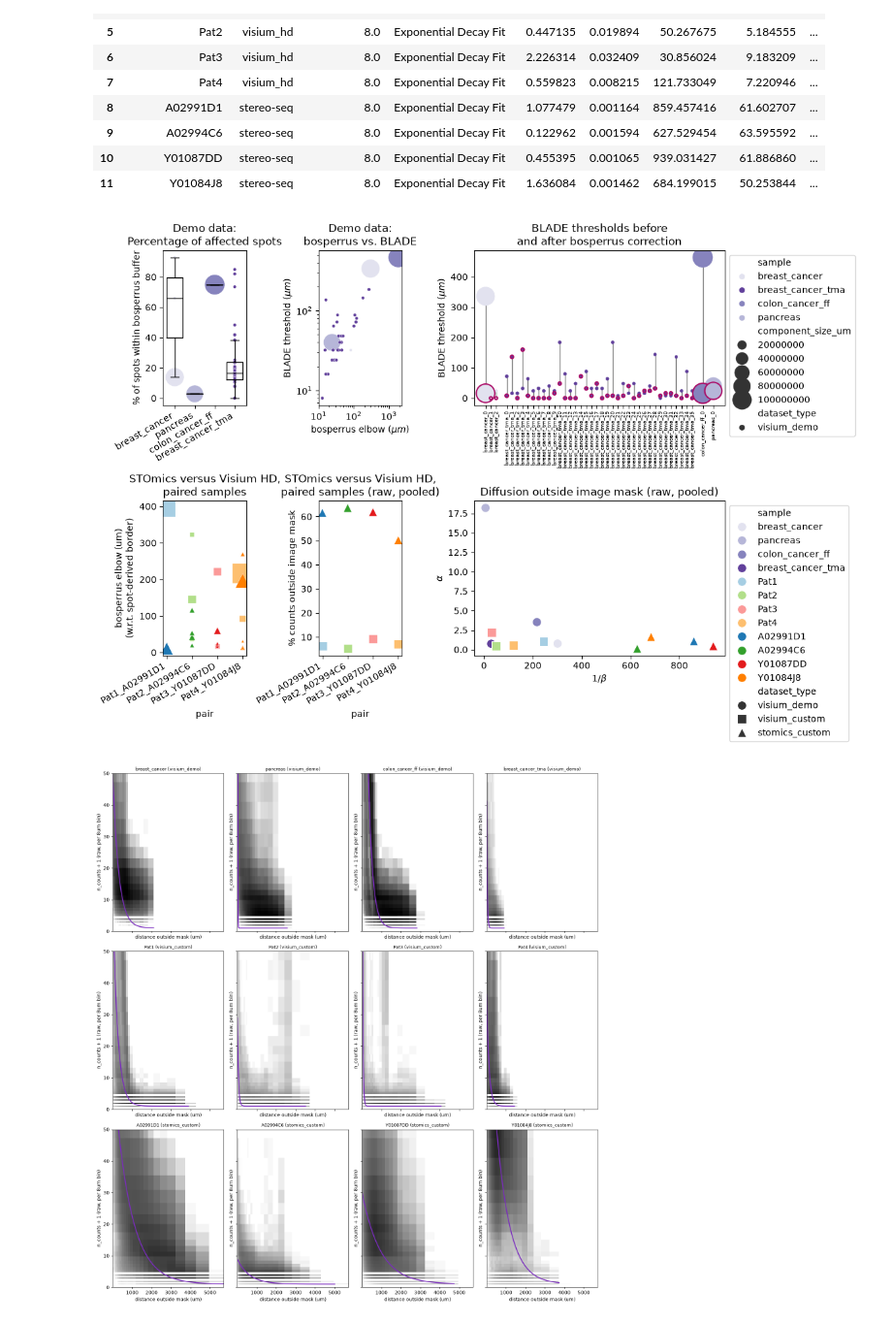
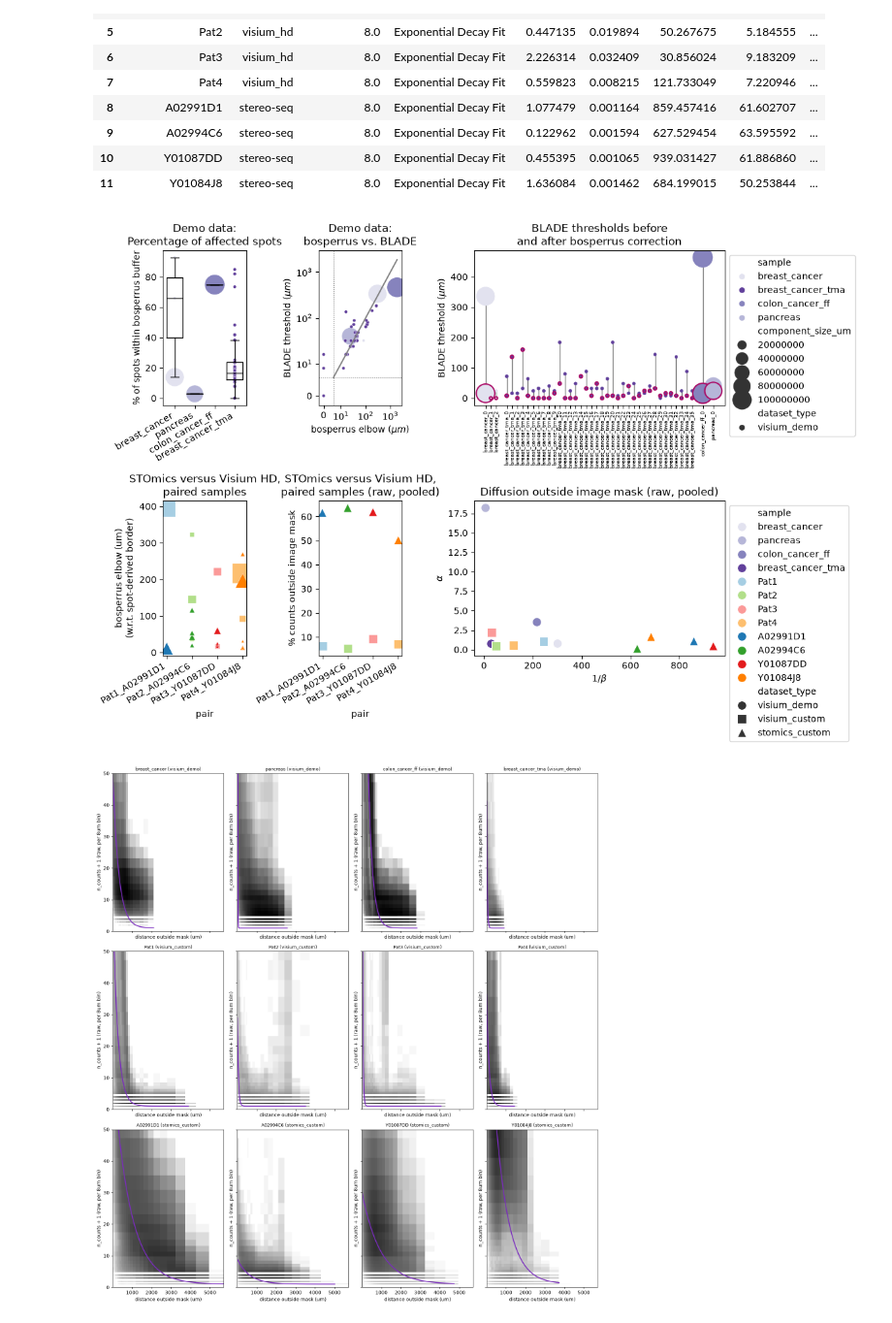
Before and after one commit to uderhardtlab/truncated_graphs, a Jupyter notebook: notebooks/ST.ipynb, the cells around one changed output. Shown at 97% size. Saved outputs shown, nothing was run; the diff lists cells and outputs as text; code cells hidden in the pictures.

```diff
--- a/notebooks/ST.ipynb
+++ b/notebooks/ST.ipynb
@@ -141,6 +141,32 @@ raw_pooled_df[["sample", "technology", "resolution_um", "best_fit_type", "alpha"
 | 10 | Y01087DD | stereo-seq | 8.0 | Exponential Decay Fit | 0.455395 | 0.001065 | 939.031427 | 61.886860 | ... |
 | 11 | Y01084J8 | stereo-seq | 8.0 | Exponential Decay Fit | 1.636084 | 0.001462 | 684.199015 | 50.253844 | ... |
 # %%
+def plot_blade_vs_bosperrus(ax, df, title, zero_pos=2.0, sep=5.0):
+    """Panel b: bosperrus elbow vs. BLADE threshold on log-log axes. A missing
+    buffer -- no border effect (elbow None/NaN) or BLADE = 0 -- is drawn at a
+    stand-in position labelled "0" (zero_pos, left of/below the smallest real
+    values, ~9um elbow / 8um BLADE), separated from them by dotted lines at sep."""
+    d = df.assign(bsp_plot=df["bsp_thresh_um"].fillna(zero_pos),
+                  blade_plot=df["blade_thresh_um"].replace(0, zero_pos))
+    sns.scatterplot(d, y="blade_plot", x="bsp_plot", style="dataset_type", hue="sample", size="component_size_um", markers=DATASET_TYPE_MARKERS, sizes=(10, 500), palette=sample_pal, ax=ax, legend=False)
+    max_val = np.nanmax(df[["blade_thresh_um", "bsp_thresh_um"]].values)
+    ax.plot((sep, max_val), (sep, max_val), c="gray", ls="-")
+    ax.set_xscale("log")
+    ax.set_yscale("log")
+    ax.axvline(sep, color="gray", ls=":", lw=0.8)
+    ax.axhline(sep, color="gray", ls=":", lw=0.8)
+    ticks = [zero_pos] + [t for t in [10, 100, 1000] if t <= max_val * 1.5]
+    labels = ["0"] + [f"$10^{{{int(np.log10(t))}}}$" for t in ticks[1:]]
+    ax.set_xticks(ticks, labels)
+    ax.set_yticks(ticks, labels)
+    ax.minorticks_off()
+    ax.set_xlim(zero_pos / 1.6, max_val * 1.6)
+    ax.set_ylim(zero_pos / 1.6, max_val * 1.6)
+    ax.set_title(title)
+    ax.set_ylabel("BLADE threshold ($\\mu m$)")
+    ax.set_xlabel("bosperrus elbow ($\\mu m$)")
+
+
 f, axs = plt.subplots(2, 3, figsize=(12, 8), width_ratios=[1, 1, 3])
 
 # a: Demo data only. Which percentage of spots would need to be excluded according to bosperrus.
@@ -151,15 +177,8 @@ axs[0, 0].set_xlabel("")
 axs[0, 0].set_title("Demo data:\nPercentage of affected spots")
 axs[0, 0].set_xticks(axs[0, 0].get_xticks(), axs[0, 0].get_xticklabels(), rotation=30, ha="right")
 
-# b: Demo data only. Agreement of BLADE and bosperrus.
-sns.scatterplot(demo_results_df, y="blade_thresh_um", x="bsp_thresh_um", style="dataset_type", hue="sample", size="component_size_um", markers=DATASET_TYPE_MARKERS, sizes=(10, 500), palette=sample_pal, ax=axs[0, 1], legend=False)
-max_val = np.max(demo_results_df[["blade_thresh_um", "bsp_thresh_um"]].values)
-axs[0, 1].plot((0,max_val), (0, max_val), c="gray", ls="-")
-axs[0, 1].set_title("Demo data:\nbosperrus vs. BLADE")
-axs[0, 1].set_ylabel("BLADE threshold ($\\mu m$)")
-axs[0, 1].set_xlabel("bosperrus elbow ($\\mu m$)")
-axs[0, 1].set_yscale("log")
-axs[0, 1].set_xscale("log")
+# b: Demo data only. Agreement of BLADE and bosperrus (no border effect / BLADE = 0 shown at "0").
+plot_blade_vs_bosperrus(axs[0, 1], demo_results_df, "Demo data:\nbosperrus vs. BLADE")
 
 # c: Demo data only. Bosperrus correction decreases BLADE identified buffer.
 for _, row in figure2_df.iterrows():
@@ -190,34 +209,34 @@ axs[1, 0].set_ylabel("bosperrus elbow (um)\n(w.r.t. spot-derived border)")
 axs[1, 0].set_title("STOmics versus Visium HD,\npaired samples")
 axs[1, 0].set_xticks(axs[1, 0].get_xticks(), axs[1, 0].get_xticklabels(), rotation=30, ha="right")
 
 # e: comparison of Visium HD and STOmics on paired samples via percentage of RAW counts outside the
 # image mask -- pooled per sample (no per-component split), whole capture area at 8um, image-only masks
 # (bosperrus.quantify_diffusion_from_raw via src/utils/st_precompute.py). One point per sample.
 raw_pooled_paired_df = raw_pooled_paired_df.sort_values("pair", axis=0)
 sns.scatterplot(raw_pooled_paired_df, x="pair", y="perc_outside", hue="sample", style="dataset_type", palette=sample_pal, s=100, ax=axs[1, 1], legend=False, markers=DATASET_TYPE_MARKERS, hue_order=list(sample_pal.keys()))
 axs[1, 1].set_ylabel("% counts outside image mask")
 axs[1, 1].set_title("STOmics versus Visium HD,\npaired samples (raw, pooled)")
 axs[1, 1].set_xticks(axs[1, 1].get_xticks(), axs[1, 1].get_xticklabels(), rotation=30, ha="right")
 
 
 # f: comparison of Visium HD and STOmics diffusion outside of image mask via Exponential Decay model fit --
 # now the same pooled raw-data fit as panel e, over all 12 samples (paired + demo). Filled marker: color=sample,
 # shape=dataset_type, fixed size (no more component_size_um -- one point per sample now), black edge linewidth
 # =perc_outside (wide 0.3-3.0pt range so it's actually visible).
 
 sns.scatterplot(raw_pooled_df, x="1/beta", y="alpha", hue="sample", palette=sample_pal, s=100, style="dataset_type", ax=axs[1, 2], legend=True, markers=DATASET_TYPE_MARKERS)
 sns.move_legend(axs[1, 2], "upper left", bbox_to_anchor=(1, 1))
 
 #axs[1, 2].set_xscale("log")
 #axs[1, 2].set_yscale("log")
 axs[1, 2].set_ylabel("$\\alpha$")
 axs[1, 2].set_xlabel("$1/\\beta$")
 axs[1, 2].set_title("Diffusion outside image mask (raw, pooled)")
 
 plt.tight_layout()
 plt.show()
 # %% [output]
-[figure, old version]
+[figure, new version]
 # %%
 # One bosperrus.plot_fit per sample: the pooled diffusion fit (ConstantFit vs.
 # ExponentialDecayFit on every raw 8um bin outside the mask, zero-count bins
```
Also changed, not shown: parts of 3 cells of this notebook, 4 other files.
